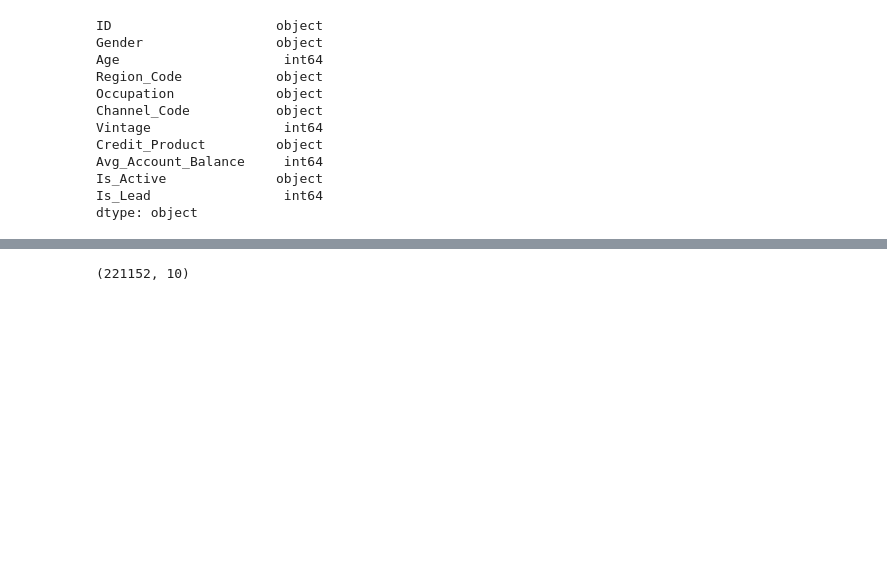
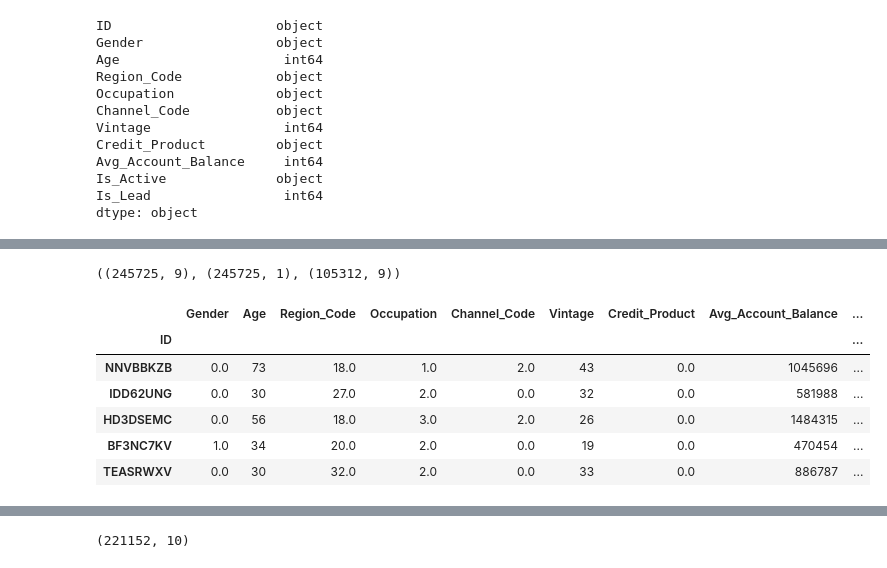
Before and after one commit to invisible23man/Hackathon, a Jupyter notebook: Hackathon.ipynb, the cells around one changed output, grey strips where cells are left out. Saved outputs shown, nothing was run; the diff lists cells and outputs as text; code cells hidden in the pictures; blank space fills up the shorter version.

```diff
--- a/Hackathon.ipynb
+++ b/Hackathon.ipynb
@@ -54,0 +94,3 @@ X = df.drop('Is_Lead',axis='columns')
+# %%
+categorical_columns = train_data.select_dtypes(exclude=["number"]).columns.drop('ID')
+categorical_columns
@@ -54,0 +101,11 @@ X = df.drop('Is_Lead',axis='columns')
+# %%
+train_data.set_index('ID',inplace=True)
+test_data.set_index('ID',inplace=True)
+#train_data.drop('ID',axis=1,inplace=True)
+#test_data.drop('ID',axis=1,inplace=True)
+# %%
+Y_train = train_data[['Is_Lead']]
+X_train = train_data.drop('Is_Lead', axis='columns')
+X_test = test_data
+
+X_train.head(),Y_train.head(), X_test.head()
@@ -54,0 +130,32 @@ X = df.drop('Is_Lead',axis='columns')
+# %%
+X_train.shape,Y_train.shape, X_test.shape
+# %% [output]
+((245725, 9), (245725, 1), (105312, 9))
+# %%
+from sklearn.preprocessing import OrdinalEncoder, LabelEncoder
+# prepare input data
+def prepare_inputs(X_train, X_test):
+	oe = OrdinalEncoder()
+	oe.fit(X_train)
+	X_train_enc = oe.transform(X_train)
+	X_test_enc = oe.transform(X_test)
+	return X_train_enc, X_test_enc
+
+# prepare target
+def prepare_targets(y_train):
+	le = LabelEncoder()
+	le.fit(y_train)
+	y_train_enc = le.transform(y_train)
+	#y_test_enc = le.transform(y_test)
+	return y_train_enc#, y_test_enc
+# %%
+X_train[categorical_columns], X_test[categorical_columns] = prepare_inputs(X_train[categorical_columns], X_test[categorical_columns])
+X_train.head()
+# %% [output]
+|  | Gender | Age | Region_Code | Occupation | Channel_Code | Vintage | Credit_Product | Avg_Account_Balance | ... |
+| ID |  |  |  |  |  |  |  |  | ... |
+| NNVBBKZB | 0.0 | 73 | 18.0 | 1.0 | 2.0 | 43 | 0.0 | 1045696 | ... |
+| IDD62UNG | 0.0 | 30 | 27.0 | 2.0 | 0.0 | 32 | 0.0 | 581988 | ... |
+| HD3DSEMC | 0.0 | 56 | 18.0 | 3.0 | 2.0 | 26 | 0.0 | 1484315 | ... |
+| BF3NC7KV | 1.0 | 34 | 20.0 | 2.0 | 0.0 | 19 | 0.0 | 470454 | ... |
+| TEASRWXV | 0.0 | 30 | 32.0 | 2.0 | 0.0 | 33 | 0.0 | 886787 | ... |
```
Also changed, not shown: parts of 21 cells of this notebook.
